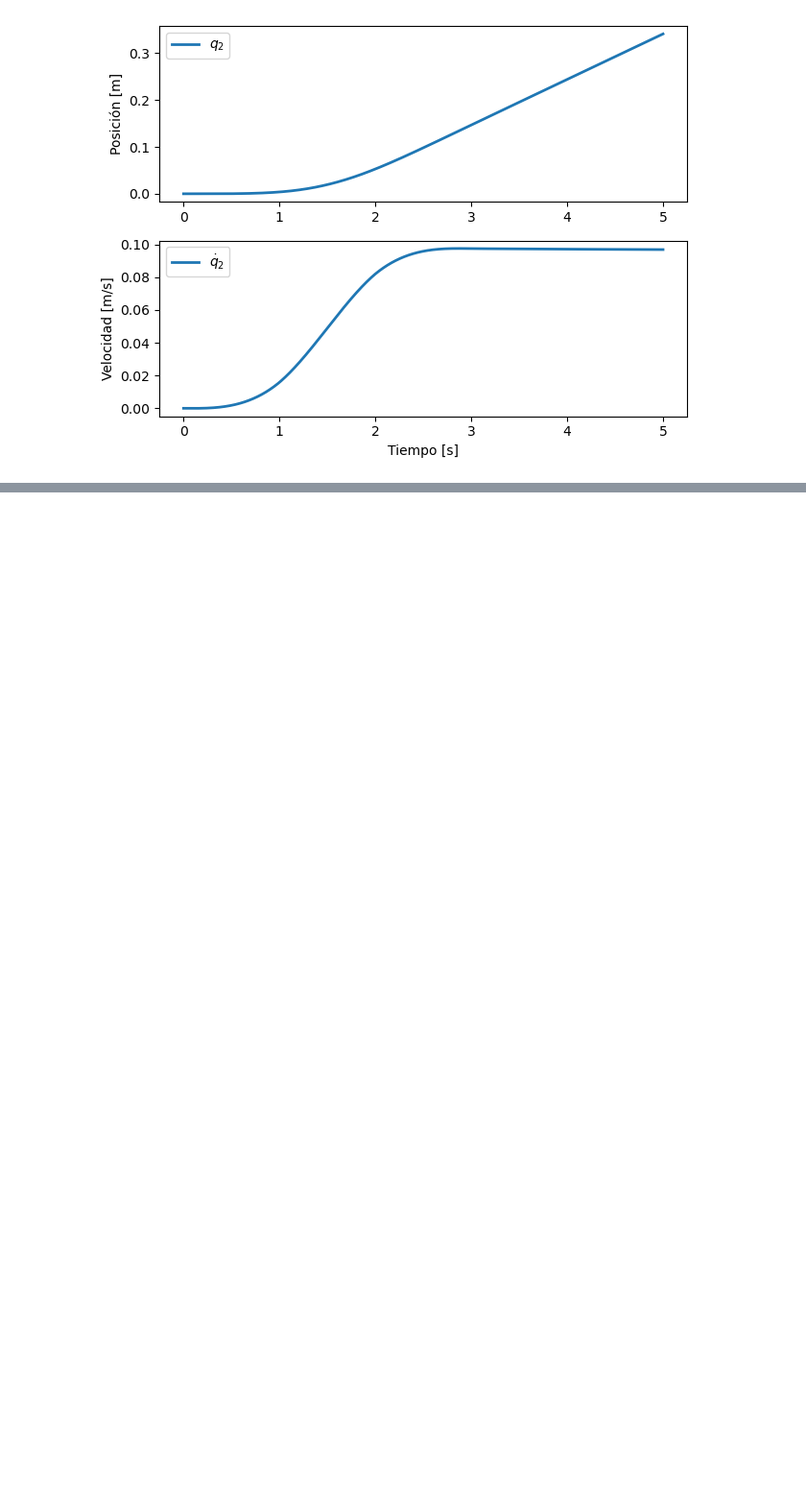
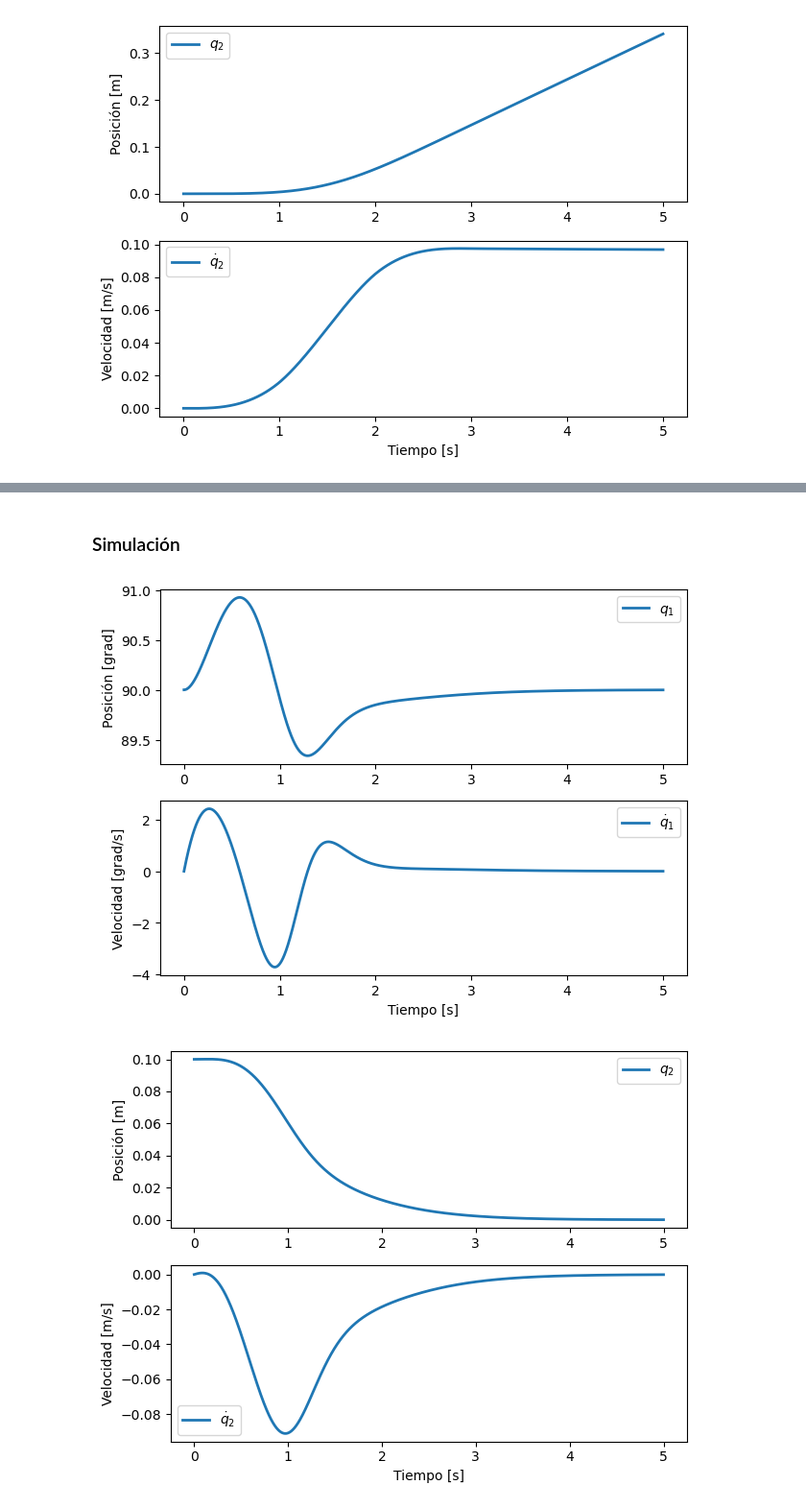
Before and after one commit to pgonfiuba/ica, a Jupyter notebook: TP/cart_beam/cartBeamDynSymbolic.ipynb, the cells around one changed output, grey strips where cells are left out. Shown at 96% size. Drawn from its saved outputs; the diff is of its cells as text; code cells hidden in the pictures; blank space fills up the shorter version.

```diff
--- a/TP/cart_beam/cartBeamDynSymbolic.ipynb
+++ b/TP/cart_beam/cartBeamDynSymbolic.ipynb
@@ -503,0 +510,16 @@ plt.tight_layout()
+# %%
+# Resolución para el segundo eslabón, pensando que está libre (péndulo subactuado)
+tau  = sp.symbols(f'tau_1:{len(q)+1}', real=True)
+sol = M.inv() *(sp.Matrix([tau[0],0])- C * sp.Matrix(q_p) - G)
+
+print("\n\nModelo no lineal de la dinámica:\n\n")
+latex_fml = sp.latex(
+        sol,
+        symbol_names={
+            q_p[0]: r'\dot{q}_1',
+            q_2p[0]: r'\ddot{q}_1',
+            q_p[1]: r'\dot{q}_2',
+            q_2p[1]: r'\ddot{q}_2',
+        }
+    )
+display(Math(latex_fml))
@@ -503,0 +641,45 @@ plt.tight_layout()
+# %% [markdown]
+### Simulación
+# %%
+# Parámetros de la simulación
+Ts = 0.001
+# Estado inicial del péndulo
+x0 = np.r_[np.pi/2,0.1,0,0]
+xe = np.r_[np.pi/2,0,0,0]
+t_span = [0, 5]
+# Armo la base de tiempo para las muestras
+t = np.arange(t_span[0], t_span[1]+Ts, Ts)
+
+def u_func(t, x):
+    return -K @ (x - xe)
+
+ode_sol = solve_ivp(dxdt, t_span, x0, args=(u_func,), max_step=0.01, t_eval=t)
+
+# Eje 1
+plt.figure()
+plt.subplot(2,1,1)
+plt.plot(ode_sol.t,ode_sol.y[0,:].T*180/np.pi,lw=2)
+plt.legend(['$q_1$'])
+plt.ylabel('Posición [grad]')
+plt.subplot(2,1,2)
+plt.plot(ode_sol.t,ode_sol.y[2,:].T*180/np.pi,lw=2)
+plt.legend([r'$\dot{q}_1$'])
+plt.ylabel('Velocidad [grad/s]')
+plt.xlabel('Tiempo [s]')
+plt.tight_layout()
+
+# Eje 2
+plt.figure()
+plt.subplot(2,1,1)
+plt.plot(ode_sol.t,ode_sol.y[1,:].T,lw=2)
+plt.legend(['$q_2$'])
+plt.ylabel('Posición [m]')
+plt.subplot(2,1,2)
+plt.plot(ode_sol.t,ode_sol.y[3,:].T,lw=2)
+plt.legend([r"$\dot{q}_2$"])
+plt.ylabel('Velocidad [m/s]')
+plt.xlabel('Tiempo [s]')
+plt.tight_layout()
+# %% [output]
+[figure, added]
+[figure, added]
```
Also changed, not shown: parts of 20 cells of this notebook, 3 other files.
